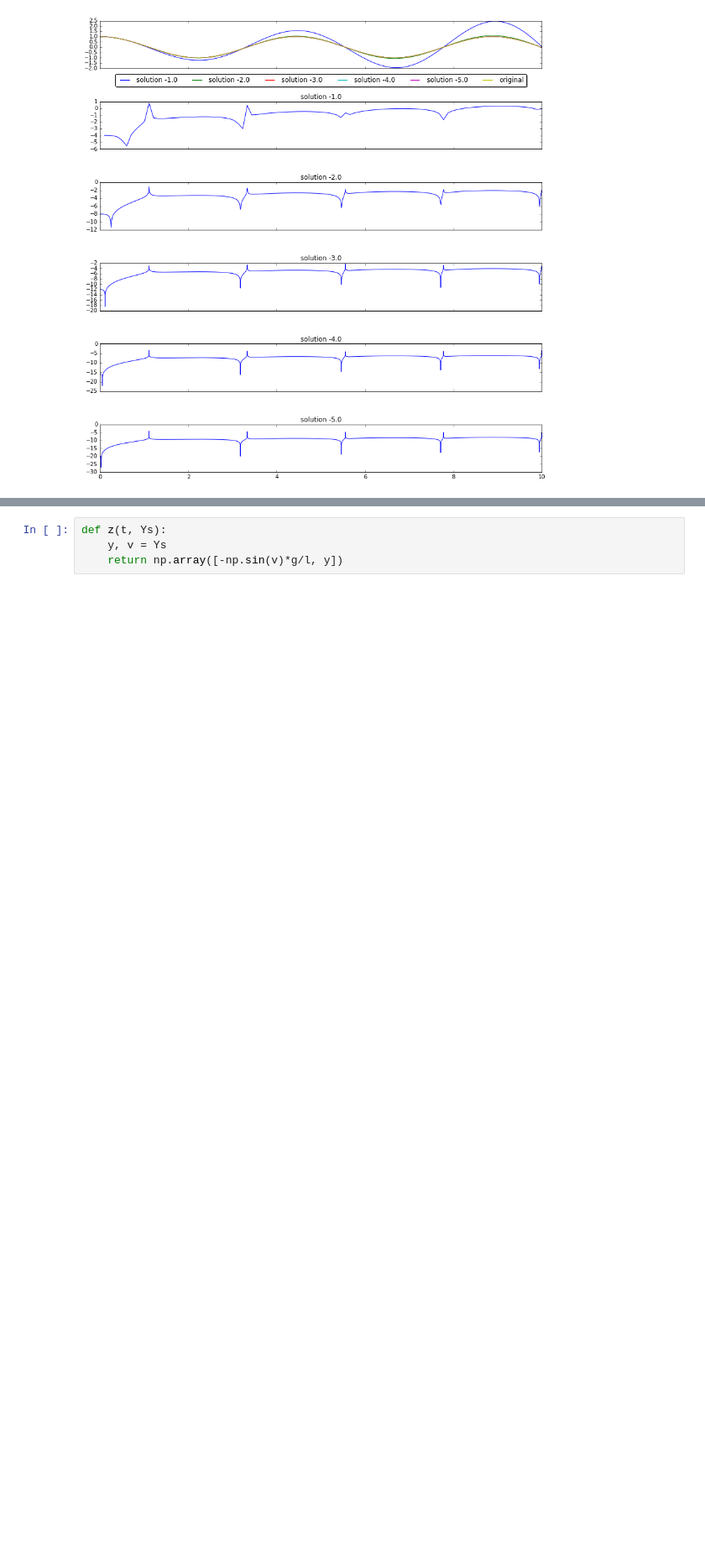
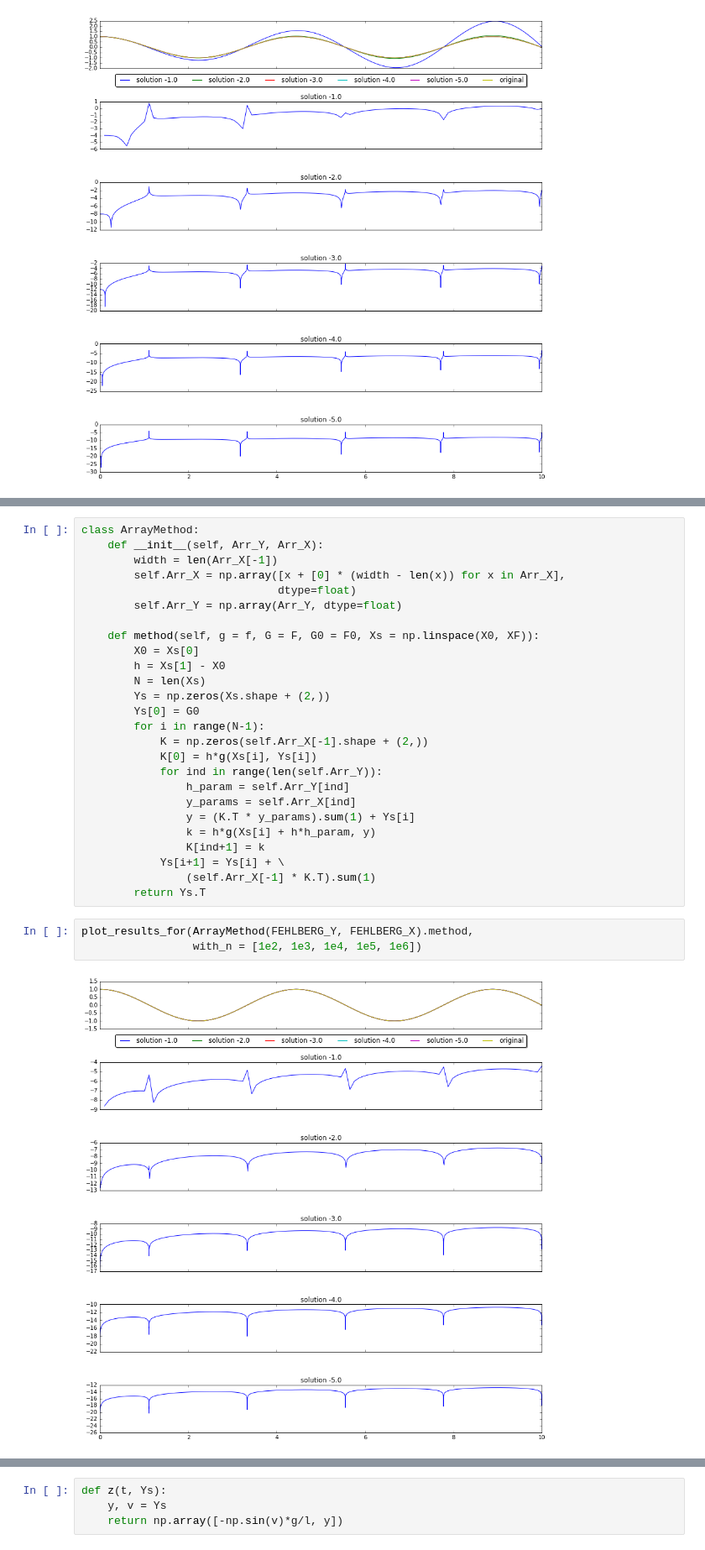
Before and after one commit to scoiatael/MZP, a Jupyter notebook: Lista5.ipynb, the cells around one changed output, grey strips where cells are left out. Shown: that part at 84% size. Saved outputs shown, nothing was run; the diff lists cells and outputs as text; blank space fills up the shorter version.

Commit message:
higher-rank methods for list5

```diff
--- a/Lista5.ipynb
+++ b/Lista5.ipynb
@@ -139,0 +158,31 @@ plot_results_for(middle_point, with_n = [1e2, 1e3, 1e4, 1e5, 1e6])
+# %%
+class ArrayMethod:
+    def __init__(self, Arr_Y, Arr_X):
+        width = len(Arr_X[-1])
+        self.Arr_X = np.array([x + [0] * (width - len(x)) for x in Arr_X],
+                              dtype=float)
+        self.Arr_Y = np.array(Arr_Y, dtype=float)
+
+    def method(self, g = f, G = F, G0 = F0, Xs = np.linspace(X0, XF)):
+        X0 = Xs[0]
+        h = Xs[1] - X0
+        N = len(Xs)
+        Ys = np.zeros(Xs.shape + (2,))
+        Ys[0] = G0
+        for i in range(N-1):
+            K = np.zeros(self.Arr_X[-1].shape + (2,))
+            K[0] = h*g(Xs[i], Ys[i])
+            for ind in range(len(self.Arr_Y)):
+                h_param = self.Arr_Y[ind]
+                y_params = self.Arr_X[ind]
+                y = (K.T * y_params).sum(1) + Ys[i]
+                k = h*g(Xs[i] + h*h_param, y)
+                K[ind+1] = k
+            Ys[i+1] = Ys[i] + \
+                (self.Arr_X[-1] * K.T).sum(1)
+        return Ys.T
+# %%
+plot_results_for(ArrayMethod(FEHLBERG_Y, FEHLBERG_X).method,
+                 with_n = [1e2, 1e3, 1e4, 1e5, 1e6])
+# %% [output]
+[figure, added]
```
Also changed, not shown: parts of 6 cells of this notebook, 1 other file.
